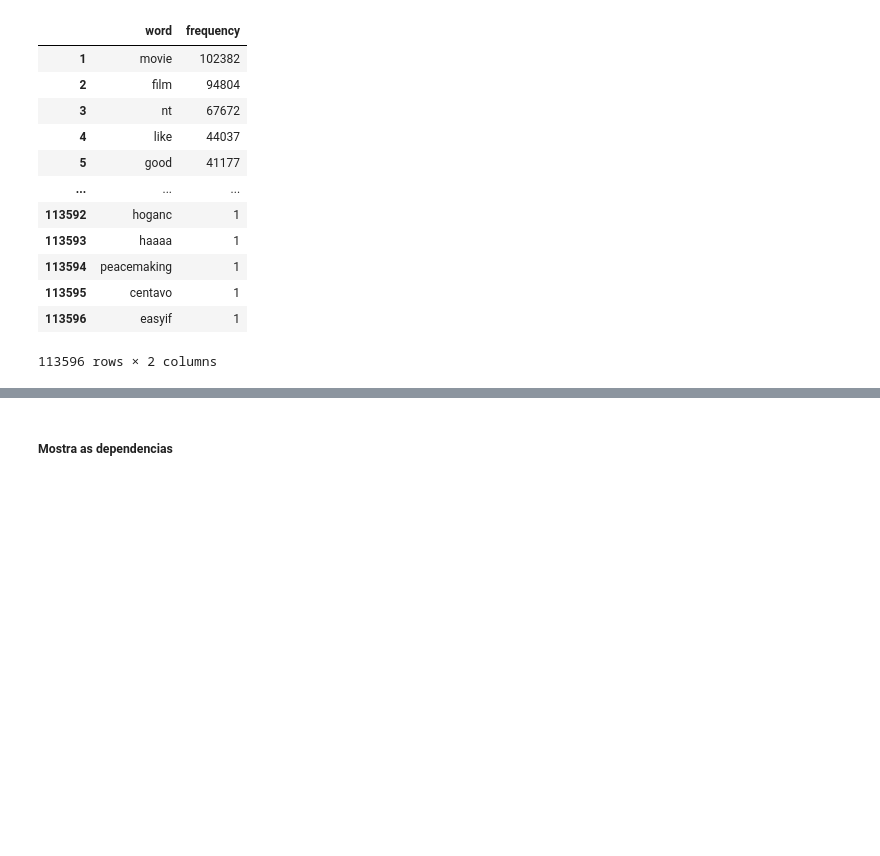
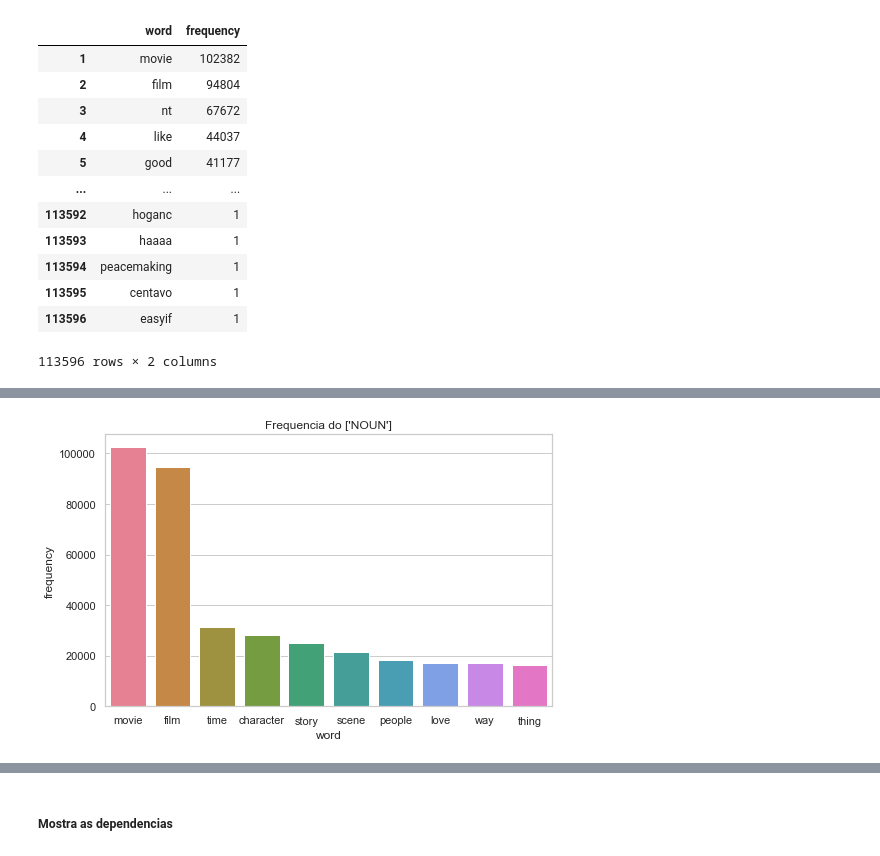
Before and after one commit to doissegundos/PLN_IMDB_50K_Movie_Reviews, a Jupyter notebook: visualização.ipynb, the cells around one changed output, grey strips where cells are left out. Drawn from its saved outputs; the diff is of its cells as text; code cells hidden in the pictures; blank space fills up the shorter version.

Commit message:
adicionando função de visualização

```diff
--- a/visualização.ipynb
+++ b/visualização.ipynb
@@ -106,0 +139,13 @@ VERB
+# %%
+def visualizacao01(pos_):
+    data = df_word_frequency.query('pos==@pos_')
+    data = data.nlargest(10, 'frequency')
+    sns.set_theme(style="whitegrid")
+    plt.figure(figsize=(8,5))
+    sns.barplot(x="word",y = "frequency", data = data, palette="husl")
+    plt.title('Frequencia do '+pos_)
+    plt.show()
+# %%
+visualizacao01("[\'NOUN\']")
+# %% [output]
+[figure, added]
```
Also changed, not shown: parts of 15 cells of this notebook.
